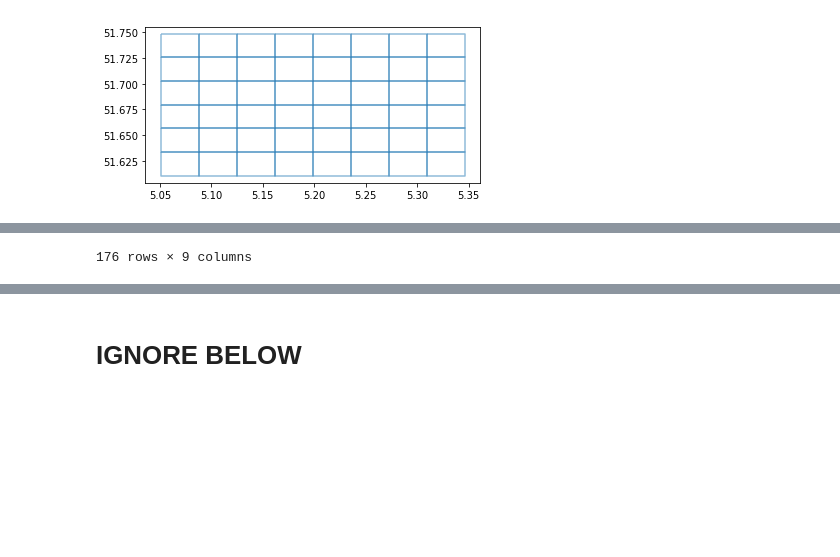
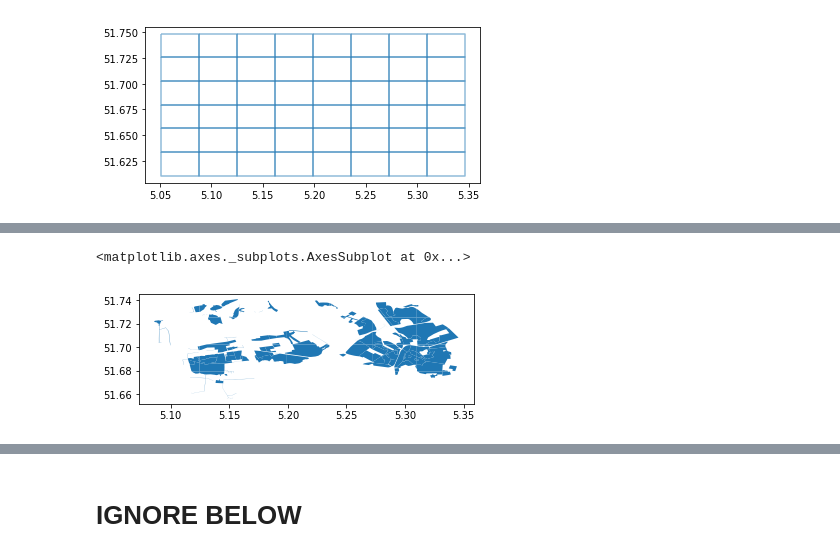
Before and after one commit to JaymonV/DC3-G7, a Jupyter notebook: DC3-AJ-15-10-2019.ipynb, the cells around one changed output, grey strips where cells are left out. Cells and saved outputs as stored; diff of their text form; code cells hidden in the pictures; blank space fills up the shorter version.

```diff
--- a/DC3-AJ-15-10-2019.ipynb
+++ b/DC3-AJ-15-10-2019.ipynb
@@ -101,14 +103,11 @@ Populating the interactive namespace from numpy and matplotlib
 [figure]
 # %%
+#intersected Grid_coordinates_moved.shp with Selectdeelgebied.shp and then calculating the areas of each area including
+#those that were sliced by the grid
+
 intersection=gpd.read_file("final_intersection.shp")
 hist_rain_total = pd.read_csv('rain_timeseries/rainfall_ts_combined.csv', sep=',')
 intersection # FID here tells us which cell to use from the knmi data/grid starting at 0 and
 #ending at 47 (6x8 cells)
-
-# so from here?
-# eventually we need rain for each area per minute
-# turn the knmi df into a list?
-# for each item in the list (the index will correspond to FID) add a column called rainfall mm
-# then do that x area and eventually merge the same area's (rows)
-intersection
+intersection.plot()
 # %% [output]
@@ -132 +114,2 @@ intersection
-176 rows × 9 columns
+<matplotlib.axes._subplots.AxesSubplot at 0x...>
+[figure, added]
```
Also changed, not shown: parts of 27 cells of this notebook.
